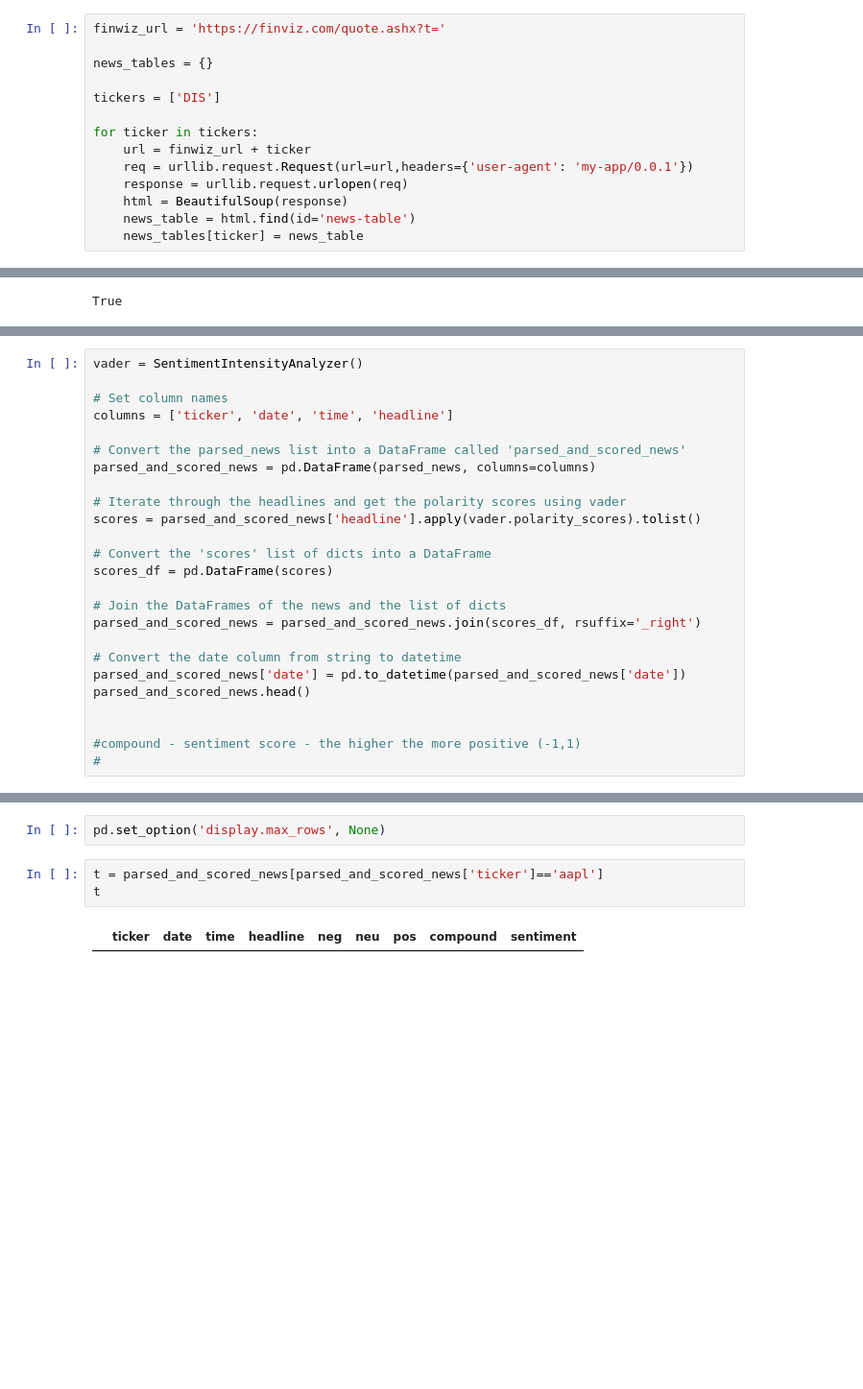
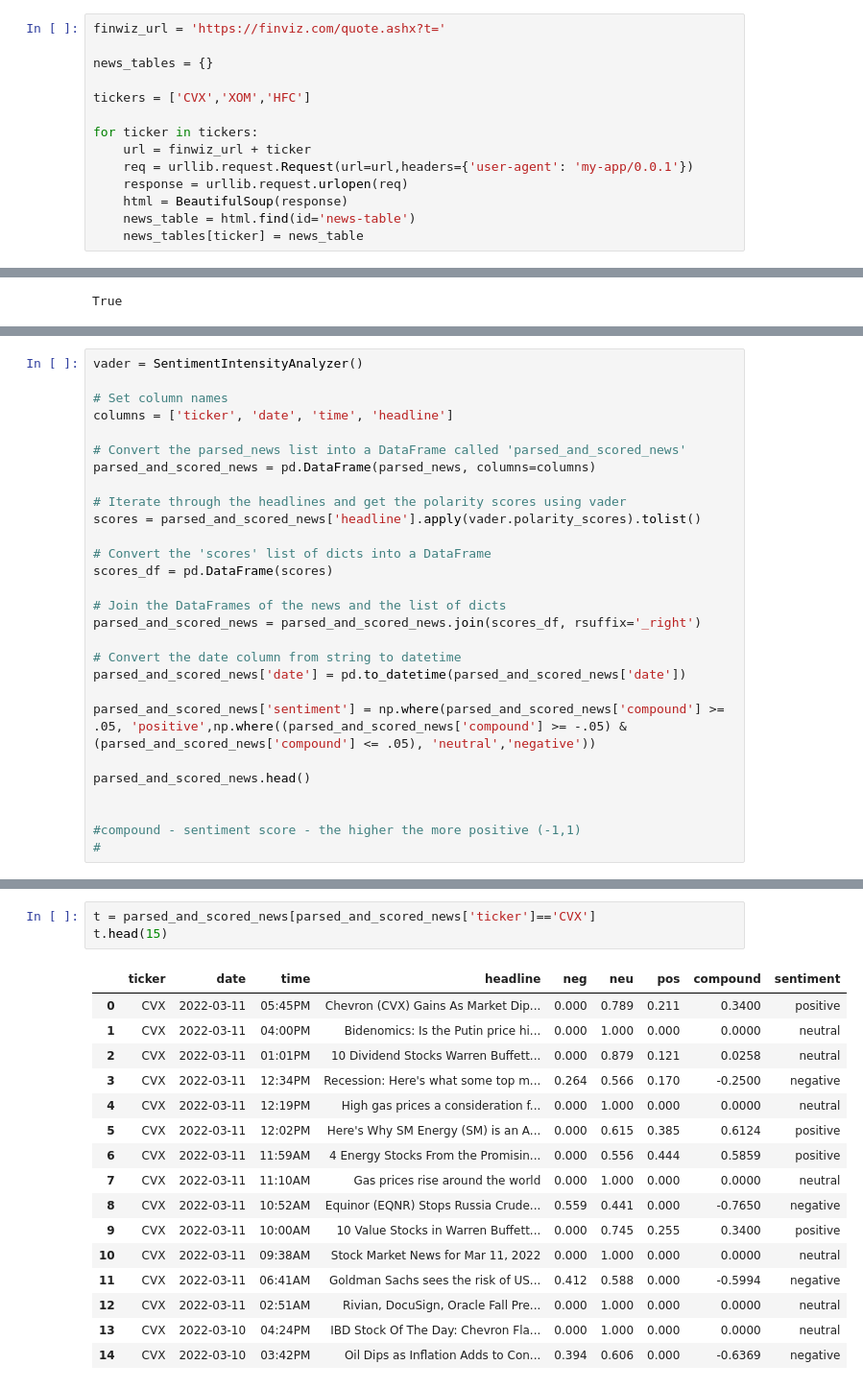
Before and after one commit to pval108/StockNewsScraper, a Jupyter notebook: stocknews_scraper.ipynb, the cells around one changed output, grey strips where cells are left out. Shown at 96% size. Drawn from its saved outputs; the diff is of its cells as text; blank space fills up the shorter version.

```diff
--- a/stocknews_scraper.ipynb
+++ b/stocknews_scraper.ipynb
@@ -21,7 +22,7 @@ finwiz_url = 'https://finviz.com/quote.ashx?t='
 
 news_tables = {}
 
-tickers = ['DIS']
+tickers = ['CVX','XOM','HFC']
 
 for ticker in tickers:
     url = finwiz_url + ticker
@@ -142,6 +142,9 @@ parsed_and_scored_news = parsed_and_scored_news.join(scores_df, rsuffix='_right'
 
 # Convert the date column from string to datetime
 parsed_and_scored_news['date'] = pd.to_datetime(parsed_and_scored_news['date'])
+
+parsed_and_scored_news['sentiment'] = np.where(parsed_and_scored_news['compound'] >= .05, 'positive',np.where((parsed_and_scored_news['compound'] >= -.05) & (parsed_and_scored_news['compound'] <= .05), 'neutral','negative'))
+
 parsed_and_scored_news.head()
 
 
@@ -202,13 +183,26 @@ cols = [textwrap.wrap(x, width=20) for x in cols]
 
 # print(cols)
 # [['Very Long Column', 'Title 0'], ['Very Long Column', 'Title 1']]
-# %%
-pd.set_option('display.max_rows', None)
 # %%
-t = parsed_and_scored_news[parsed_and_scored_news['ticker']=='aapl']
-t
+t = parsed_and_scored_news[parsed_and_scored_news['ticker']=='CVX']
+t.head(15)
 # %% [output]
 |  | ticker | date | time | headline | neg | neu | pos | compound | sentiment |
+| 0 | CVX | 2022-03-11 | 05:45PM | Chevron (CVX) Gains As Market Dip... | 0.000 | 0.789 | 0.211 | 0.3400 | positive |
+| 1 | CVX | 2022-03-11 | 04:00PM | Bidenomics: Is the Putin price hi... | 0.000 | 1.000 | 0.000 | 0.0000 | neutral |
+| 2 | CVX | 2022-03-11 | 01:01PM | 10 Dividend Stocks Warren Buffett... | 0.000 | 0.879 | 0.121 | 0.0258 | neutral |
+| 3 | CVX | 2022-03-11 | 12:34PM | Recession: Here's what some top m... | 0.264 | 0.566 | 0.170 | -0.2500 | negative |
+| 4 | CVX | 2022-03-11 | 12:19PM | High gas prices a consideration f... | 0.000 | 1.000 | 0.000 | 0.0000 | neutral |
+| 5 | CVX | 2022-03-11 | 12:02PM | Here's Why SM Energy (SM) is an A... | 0.000 | 0.615 | 0.385 | 0.6124 | positive |
+| 6 | CVX | 2022-03-11 | 11:59AM | 4 Energy Stocks From the Promisin... | 0.000 | 0.556 | 0.444 | 0.5859 | positive |
+| 7 | CVX | 2022-03-11 | 11:10AM | Gas prices rise around the world | 0.000 | 1.000 | 0.000 | 0.0000 | neutral |
+| 8 | CVX | 2022-03-11 | 10:52AM | Equinor (EQNR) Stops Russia Crude... | 0.559 | 0.441 | 0.000 | -0.7650 | negative |
+| 9 | CVX | 2022-03-11 | 10:00AM | 10 Value Stocks in Warren Buffett... | 0.000 | 0.745 | 0.255 | 0.3400 | positive |
+| 10 | CVX | 2022-03-11 | 09:38AM | Stock Market News for Mar 11, 2022 | 0.000 | 1.000 | 0.000 | 0.0000 | neutral |
+| 11 | CVX | 2022-03-11 | 06:41AM | Goldman Sachs sees the risk of US... | 0.412 | 0.588 | 0.000 | -0.5994 | negative |
+| 12 | CVX | 2022-03-11 | 02:51AM | Rivian, DocuSign, Oracle Fall Pre... | 0.000 | 1.000 | 0.000 | 0.0000 | neutral |
+| 13 | CVX | 2022-03-10 | 04:24PM | IBD Stock Of The Day: Chevron Fla... | 0.000 | 1.000 | 0.000 | 0.0000 | neutral |
+| 14 | CVX | 2022-03-10 | 03:42PM | Oil Dips as Inflation Adds to Con... | 0.394 | 0.606 | 0.000 | -0.6369 | negative |
 # %%
 sns.set(rc={'figure.figsize':(11.7,8.27)})
 
```
Also changed, not shown: parts of 16 cells of this notebook.
